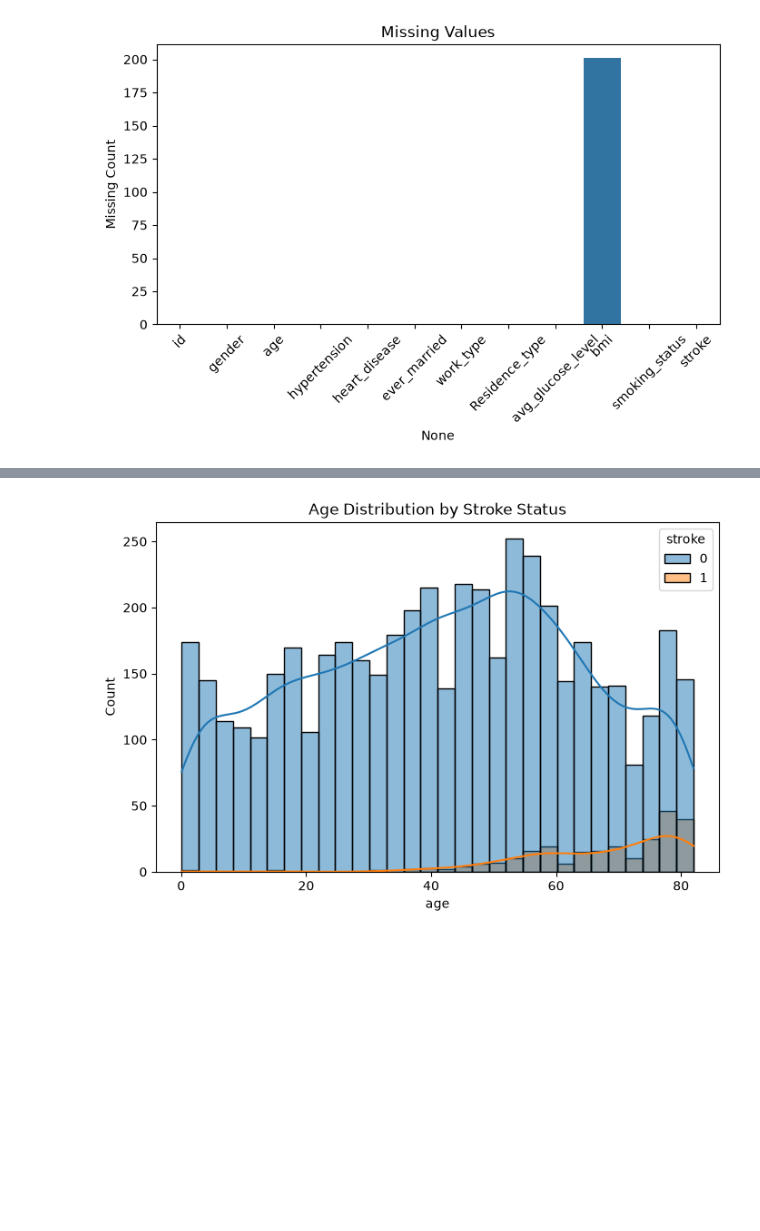
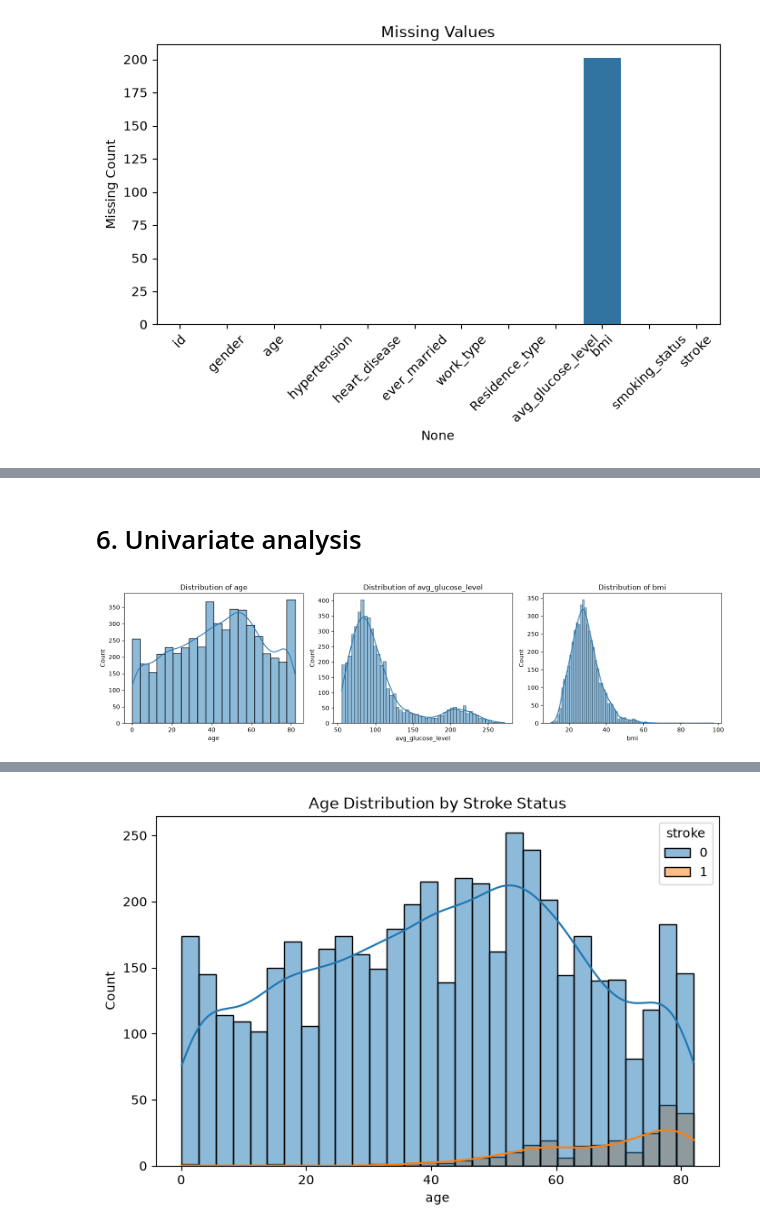
Before and after one commit to YipingMa9377/project1---stroke-prediction, a Jupyter notebook: notebooks/01_EDA.ipynb, the cells around one changed output, grey strips where cells are left out. Cells and saved outputs as stored; diff of their text form; code cells hidden in the pictures; blank space fills up the shorter version.

Commit message:
update EDA analysis

```diff
--- a/notebooks/01_EDA.ipynb
+++ b/notebooks/01_EDA.ipynb
@@ -148,0 +137,5 @@ Name: proportion, dtype: float64
+# %%
+for col in df.select_dtypes(include="object"):
+    print(col)
+    print(df[col].unique())
+    print()
@@ -148,0 +162,39 @@ Name: proportion, dtype: float64
+# %% [markdown]
+# 6. Univariate analysis
+# %%
+continuous_cols = [
+    "age",
+    "avg_glucose_level",
+    "bmi"
+]
+
+categorical_cols = [
+    "gender",
+    "hypertension",
+    "heart_disease",
+    "ever_married",
+    "work_type",
+    "Residence_type",
+    "smoking_status",
+    "stroke"
+]
+# %%
+fig, axes = plt.subplots(
+    nrows=1,
+    ncols=len(continuous_cols),
+    figsize=(15, 4)
+)
+
+for col, ax in zip(continuous_cols, axes):
+    sns.histplot(
+        data=df,
+        x=col,
+        kde=True,
+        ax=ax
+    )
+    ax.set_title(f"Distribution of {col}")
+
+plt.tight_layout()
+plt.show()
+# %% [output]
+[figure, added]
```
Also changed, not shown: parts of 32 cells of this notebook.
